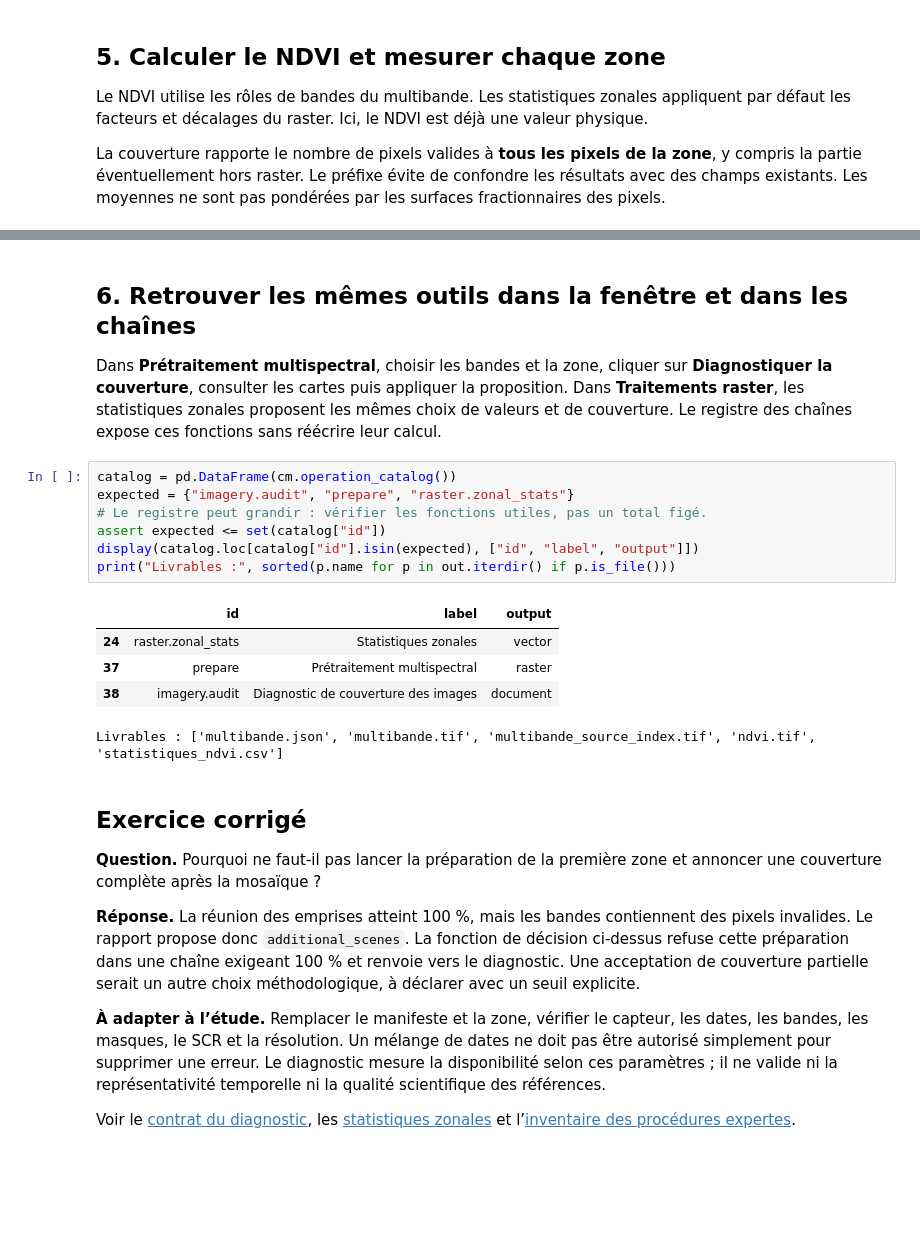
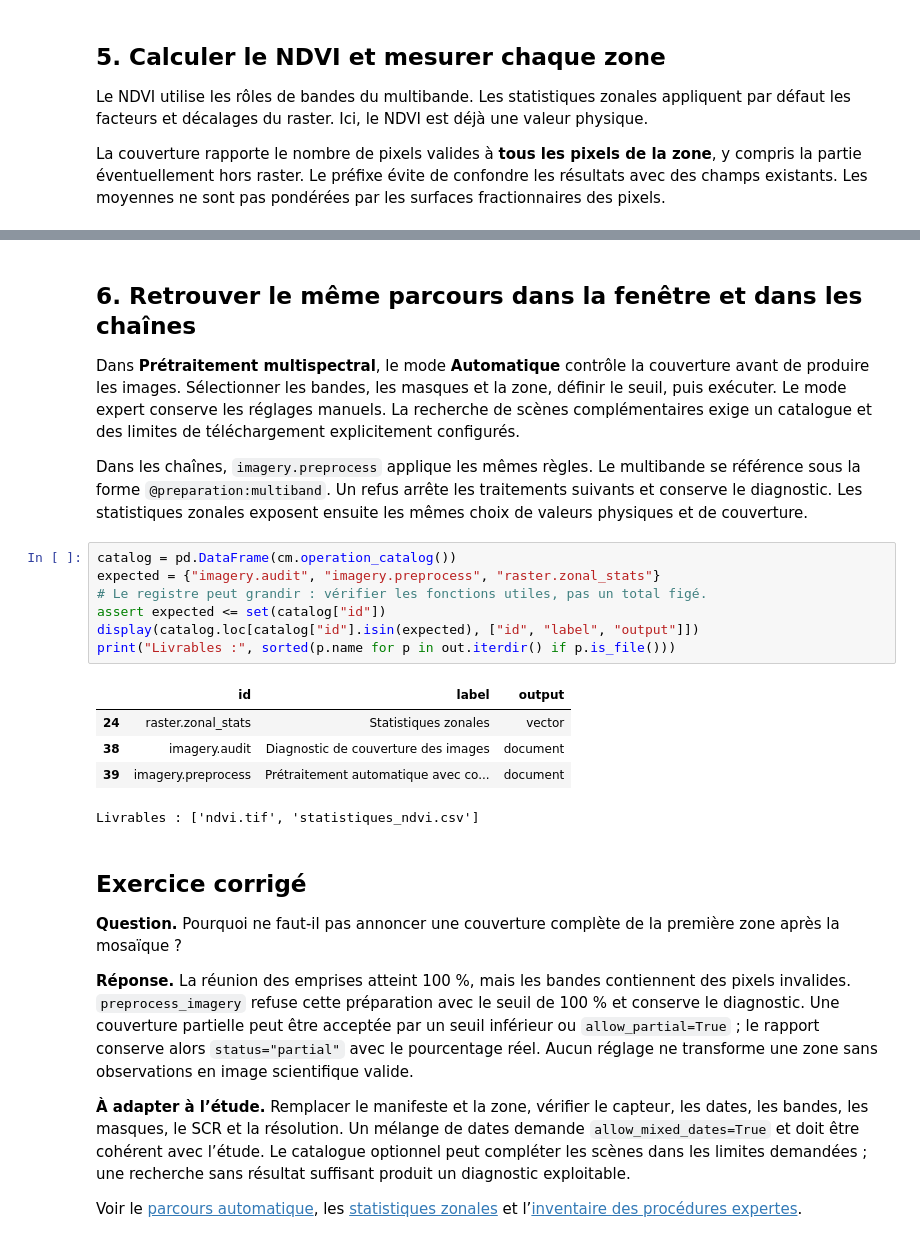
Before and after one commit to cedrick14/cartomize-python, a Jupyter notebook: tutorials/notebooks/13_diagnostic_automatique.ipynb, the cells around one changed output, grey strips where cells are left out. Drawn from its saved outputs; the diff is of its cells as text; blank space fills up the shorter version.

```diff
--- a/tutorials/notebooks/13_diagnostic_automatique.ipynb
+++ b/tutorials/notebooks/13_diagnostic_automatique.ipynb
@@ -197,29 +204,31 @@ statistics.drop(columns="geometry").to_csv(out / "statistiques_ndvi.csv", index=
 | 0 | Ouest | 1050 | 0.2625 | 1050 | 1050 | 100.0 |
 | 1 | Est | 1050 | 0.1963 | 1050 | 1050 | 100.0 |
 # %% [markdown]
-## 6. Retrouver les mêmes outils dans la fenêtre et dans les chaînes
+## 6. Retrouver le même parcours dans la fenêtre et dans les chaînes
 
-Dans **Prétraitement multispectral**, choisir les bandes et la zone, cliquer sur **Diagnostiquer la couverture**, consulter les cartes puis appliquer la proposition. Dans **Traitements raster**, les statistiques zonales proposent les mêmes choix de valeurs et de couverture. Le registre des chaînes expose ces fonctions sans réécrire leur calcul.
+Dans **Prétraitement multispectral**, le mode **Automatique** contrôle la couverture avant de produire les images. Sélectionner les bandes, les masques et la zone, définir le seuil, puis exécuter. Le mode expert conserve les réglages manuels. La recherche de scènes complémentaires exige un catalogue et des limites de téléchargement explicitement configurés.
+
+Dans les chaînes, `imagery.preprocess` applique les mêmes règles. Le multibande se référence sous la forme `@preparation:multiband`. Un refus arrête les traitements suivants et conserve le diagnostic. Les statistiques zonales exposent ensuite les mêmes choix de valeurs physiques et de couverture.
 # %%
 catalog = pd.DataFrame(cm.operation_catalog())
-expected = {"imagery.audit", "prepare", "raster.zonal_stats"}
+expected = {"imagery.audit", "imagery.preprocess", "raster.zonal_stats"}
 # Le registre peut grandir : vérifier les fonctions utiles, pas un total figé.
 assert expected <= set(catalog["id"])
 display(catalog.loc[catalog["id"].isin(expected), ["id", "label", "output"]])
 print("Livrables :", sorted(p.name for p in out.iterdir() if p.is_file()))
 # %% [output]
 |  | id | label | output |
 | 24 | raster.zonal_stats | Statistiques zonales | vector |
-| 37 | prepare | Prétraitement multispectral | raster |
 | 38 | imagery.audit | Diagnostic de couverture des images | document |
+| 39 | imagery.preprocess | Prétraitement automatique avec co... | document |
-Livrables : ['multibande.json', 'multibande.tif', 'multibande_source_index.tif', 'ndvi.tif', 'statistiques_ndvi.csv']
+Livrables : ['ndvi.tif', 'statistiques_ndvi.csv']
 # %% [markdown]
 ## Exercice corrigé
 
-**Question.** Pourquoi ne faut-il pas lancer la préparation de la première zone et annoncer une couverture complète après la mosaïque ?
+**Question.** Pourquoi ne faut-il pas annoncer une couverture complète de la première zone après la mosaïque ?
 
-**Réponse.** La réunion des emprises atteint 100 %, mais les bandes contiennent des pixels invalides. Le rapport propose donc `additional_scenes`. La fonction de décision ci-dessus refuse cette préparation dans une chaîne exigeant 100 % et renvoie vers le diagnostic. Une acceptation de couverture partielle serait un autre choix méthodologique, à déclarer avec un seuil explicite.
+**Réponse.** La réunion des emprises atteint 100 %, mais les bandes contiennent des pixels invalides. `preprocess_imagery` refuse cette préparation avec le seuil de 100 % et conserve le diagnostic. Une couverture partielle peut être acceptée par un seuil inférieur ou `allow_partial=True` ; le rapport conserve alors `status="partial"` avec le pourcentage réel. Aucun réglage ne transforme une zone sans observations en image scientifique valide.
 
-**À adapter à l’étude.** Remplacer le manifeste et la zone, vérifier le capteur, les dates, les bandes, les masques, le SCR et la résolution. Un mélange de dates ne doit pas être autorisé simplement pour supprimer une erreur. Le diagnostic mesure la disponibilité selon ces paramètres ; il ne valide ni la représentativité temporelle ni la qualité scientifique des références.
+**À adapter à l’étude.** Remplacer le manifeste et la zone, vérifier le capteur, les dates, les bandes, les masques, le SCR et la résolution. Un mélange de dates demande `allow_mixed_dates=True` et doit être cohérent avec l’étude. Le catalogue optionnel peut compléter les scènes dans les limites demandées ; une recherche sans résultat suffisant produit un diagnostic exploitable.
 
-Voir le [contrat du diagnostic](../../docs/IMAGERY_AUDIT.md), les [statistiques zonales](../../docs/RASTER_STATISTICS.md) et l’[inventaire des procédures expertes](../../docs/EXPERT_PROCEDURES.md).
+Voir le [parcours automatique](../../docs/IMAGERY_AUTOMATIC.md), les [statistiques zonales](../../docs/RASTER_STATISTICS.md) et l’[inventaire des procédures expertes](../../docs/EXPERT_PROCEDURES.md).
```
Also changed, not shown: parts of 5 cells of this notebook, 59 other files.
